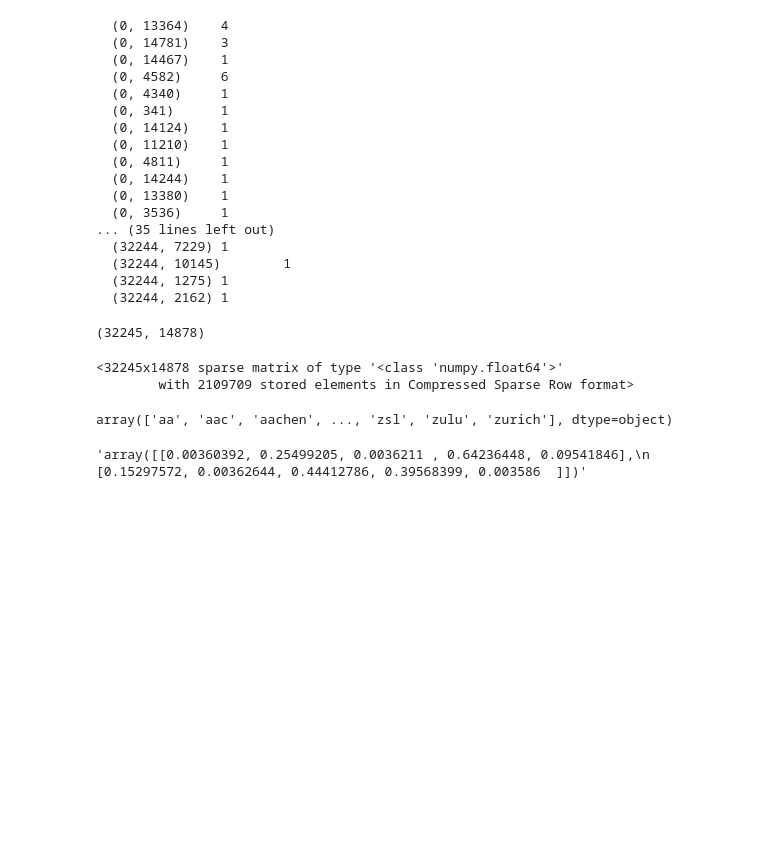
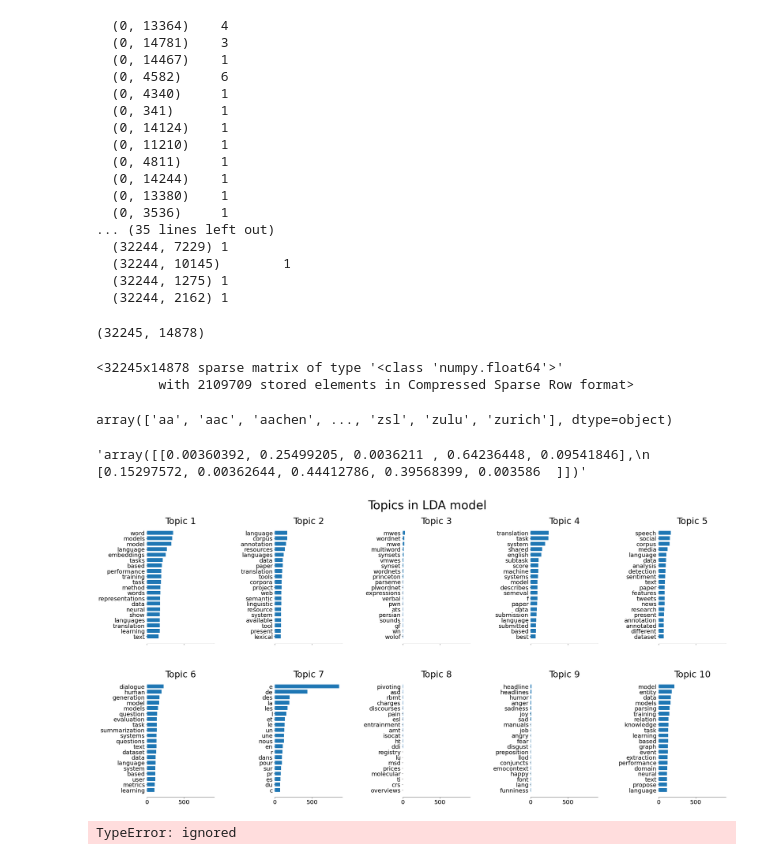
Before and after one commit to mateosuster/nlpPapers, a Jupyter notebook: code/04_LDA_Preliminar.ipynb, the cells around one changed output. Drawn from its saved outputs; the diff is of its cells as text; code cells hidden in the pictures; blank space fills up the shorter version.

```diff
--- a/code/04_LDA_Preliminar.ipynb
+++ b/code/04_LDA_Preliminar.ipynb
@@ -652,3 +664,73 @@ lda.transform(X[-2:])
 #lda_model_tfidf = gensim.models.LdaMulticore(corpus_tfidf, num_topics=10, id2word=dictionary, passes=2, workers=4)
 #for idx, topic in lda.print_topics(-1):
  #   print('Topic: {} Word: {}'.format(idx, topic))
+# %%
+#### CODIGO Q ENCONTRE PARA GRAFICAR LOS TOPICS:
+# https://scikit-learn.org/stable/auto_examples/applications/plot_topics_extraction_with_nmf_lda.html#sphx-glr-auto-examples-applications-plot-topics-extraction-with-nmf-lda-py
+from time import time
+import matplotlib.pyplot as plt
+
+from sklearn.feature_extraction.text import TfidfVectorizer, CountVectorizer
+#from sklearn.decomposition import NMF, MiniBatchNMF, LatentDirichletAllocation
+from sklearn.datasets import fetch_20newsgroups
+
+n_samples = 2000
+n_features = 1000
+n_components = 10
+n_top_words = 20
+batch_size = 128
+init = "nndsvda"
+
+def plot_top_words(model, feature_names, n_top_words, title):
+    fig, axes = plt.subplots(2, 5, figsize=(35, 15), sharex=True)
+    axes = axes.flatten()
+    for topic_idx, topic in enumerate(model.components_):
+        top_features_ind = topic.argsort()[: -n_top_words - 1 : -1]
+        top_features = [feature_names[i] for i in top_features_ind]
+        weights = topic[top_features_ind]
+
+        ax = axes[topic_idx]
+        ax.barh(top_features, weights, height=0.7)
+        ax.set_title(f"Topic {topic_idx +1}", fontdict={"fontsize": 30})
+        ax.invert_yaxis()
+        ax.tick_params(axis="both", which="major", labelsize=20)
+        for i in "top right left".split():
+            ax.spines[i].set_visible(False)
+        fig.suptitle(title, fontsize=40)
+
+    plt.subplots_adjust(top=0.90, bottom=0.05, wspace=0.90, hspace=0.3)
+    plt.show()
+
+#tf_vectorizer = CountVectorizer(
+#    max_df=0.95, min_df=2, max_features=n_features, stop_words="english"
+#)
+tf_vectorizer = count_vect
+
+#lda = LatentDirichletAllocation(
+#    n_components=n_components,
+#    max_iter=5,
+#    learning_method="online",
+#    learning_offset=50.0,
+#    random_state=0,
+#)
+
+tf_feature_names = tf_vectorizer.get_feature_names_out()
+
+plot_top_words(lda, tf_feature_names, n_top_words, "Topics in LDA model")
+# %% [output]
+[figure, added]
+# %%
+#### VOY A INTENTAR HACER LOS LDA POR AÑO, PARA VER EVOLUCION DE TOPICS.
+#### PARA ELLO, PRIMERO CREARE DATASETS POR YEAR.
+#### HABRIA Q HACER UNA LISTA DE data.ABSTRACT POR YEAR, PARA LUEGO PODER RECORRERLA CON UN for.
+data.ABSTRACT.YEAR = []
+
+for i in data.YEAR:
+    data.ABSTRACT.YEAR[i] = data.ABSTRACT([data.YEAR[i]])
+
+# Armo una lista sin repeticiones
+#stoplist_tokenized = list(set(stoplist_tokenized))
+
+#stoplist_tokenized[:10]
+# %% [output]
+TypeError: ignored
```
Also changed, not shown: parts of 9 cells of this notebook.
